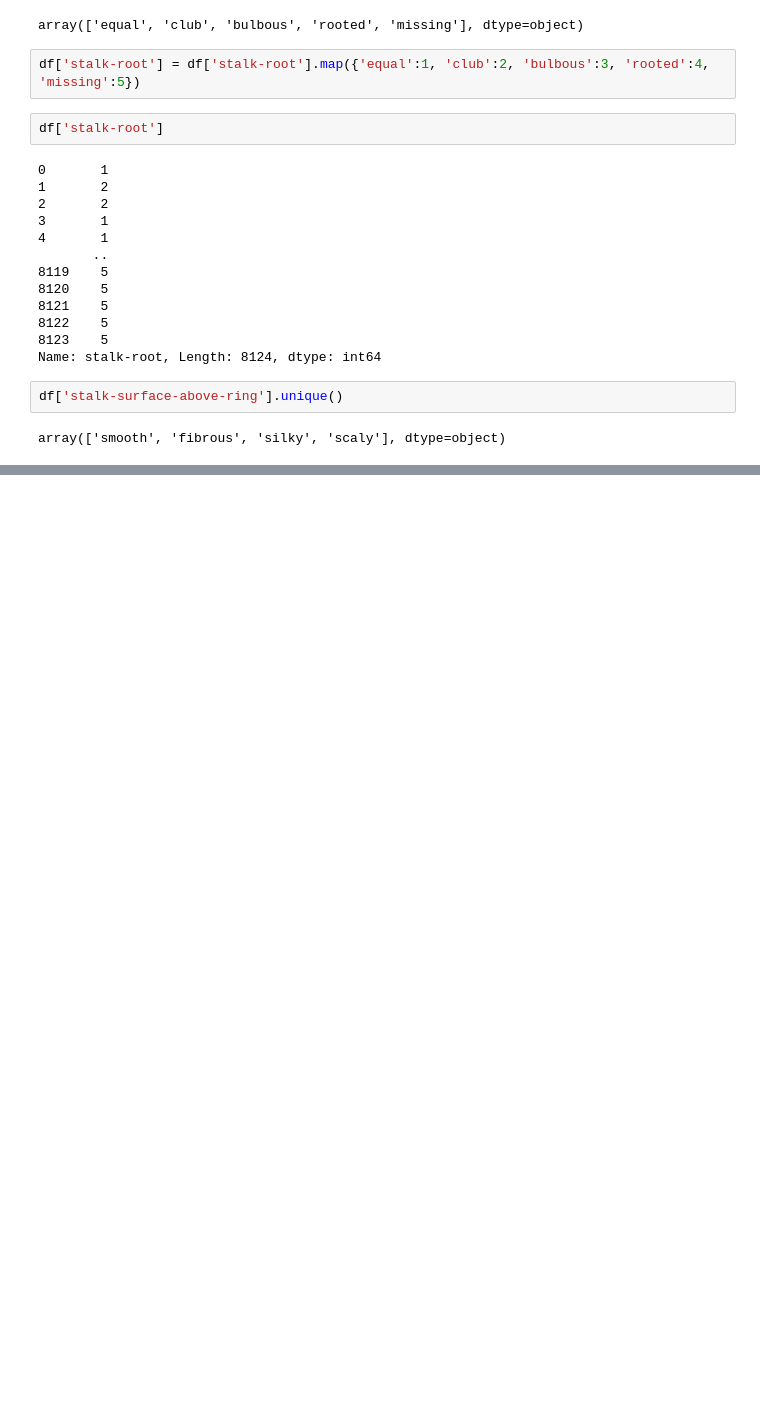
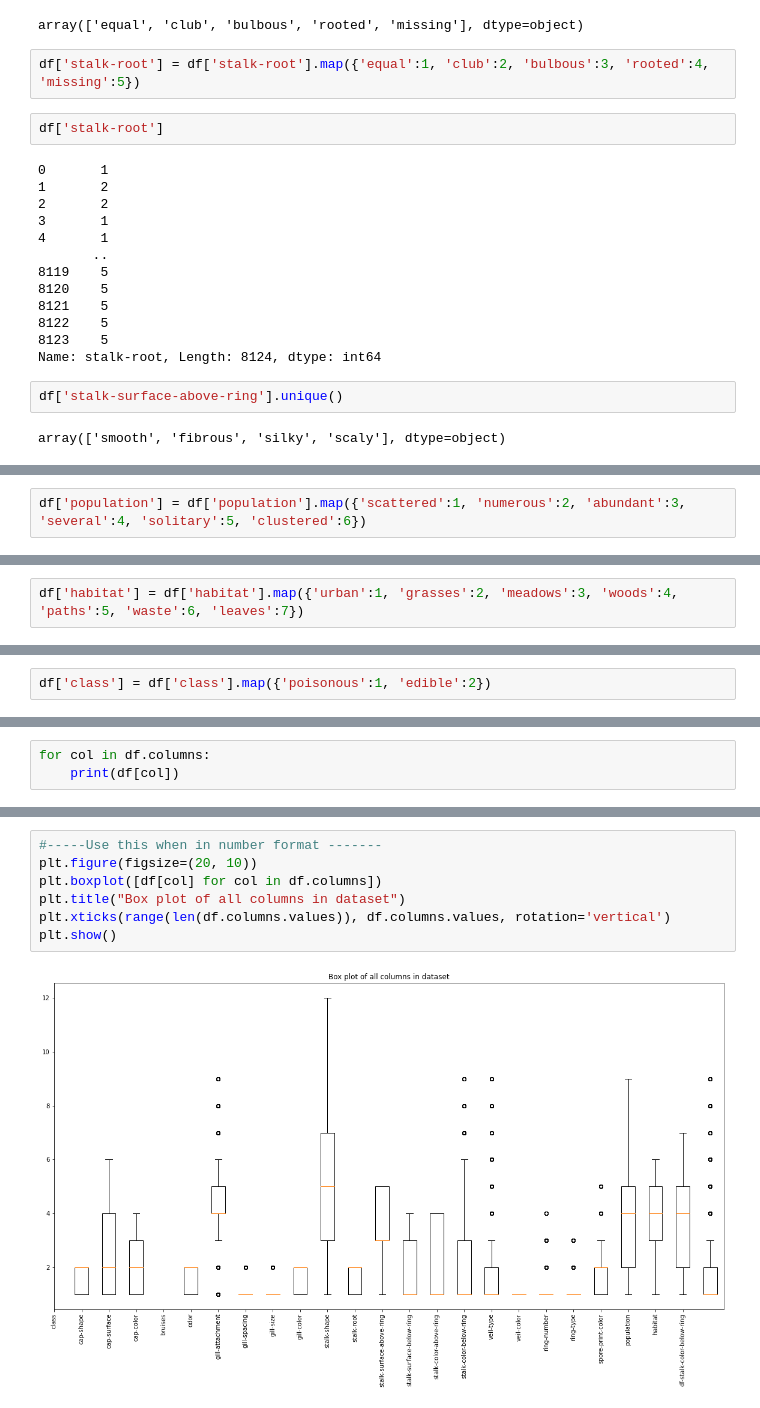
Before and after one commit to raizelistaken/Classification_project3, a Jupyter notebook: mushrooms_eda.ipynb, the cells around one changed output, grey strips where cells are left out. Drawn from its saved outputs; the diff is of its cells as text; blank space fills up the shorter version.

Commit message:
converted to numeric values and created box plots

```diff
--- a/mushrooms_eda.ipynb
+++ b/mushrooms_eda.ipynb
@@ -488,0 +682,2 @@ df['stalk-surface-above-ring'] = df['stalk-surface-above-ring'].map({'brown':1,
+# %%
+df['population'] = df['population'].map({'scattered':1, 'numerous':2, 'abundant':3, 'several':4, 'solitary':5, 'clustered':6})
@@ -488,0 +704,2 @@ df['stalk-surface-above-ring'] = df['stalk-surface-above-ring'].map({'brown':1,
+# %%
+df['habitat'] = df['habitat'].map({'urban':1, 'grasses':2, 'meadows':3, 'woods':4, 'paths':5, 'waste':6, 'leaves':7})
@@ -488,0 +725,2 @@ df['stalk-surface-above-ring'] = df['stalk-surface-above-ring'].map({'brown':1,
+# %%
+df['class'] = df['class'].map({'poisonous':1, 'edible':2})
@@ -488,0 +738,3 @@ df['stalk-surface-above-ring'] = df['stalk-surface-above-ring'].map({'brown':1,
+# %%
+for col in df.columns:
+    print(df[col])
@@ -488,0 +759,9 @@ df['stalk-surface-above-ring'] = df['stalk-surface-above-ring'].map({'brown':1,
+# %%
+#-----Use this when in number format -------
+plt.figure(figsize=(20, 10))
+plt.boxplot([df[col] for col in df.columns])
+plt.title("Box plot of all columns in dataset")
+plt.xticks(range(len(df.columns.values)), df.columns.values, rotation='vertical')
+plt.show()
+# %% [output]
+[figure, added]
```
Also changed, not shown: parts of 34 cells of this notebook.
